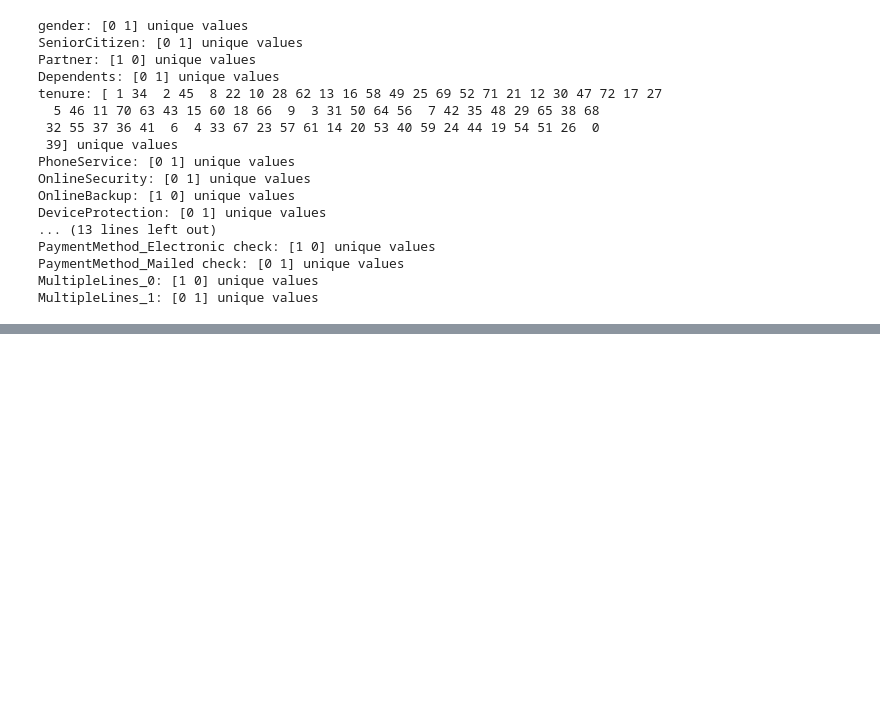
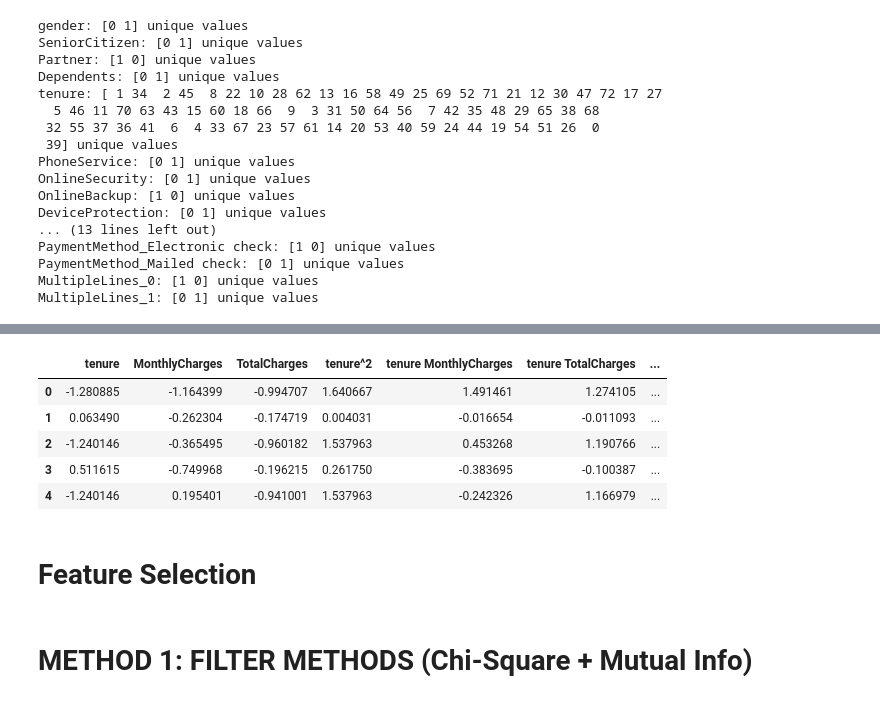
Before and after one commit to MoazIbrahem/Customer-Churn-Prediction, a Jupyter notebook: Code.ipynb, the cells around one changed output, grey strips where cells are left out. Saved outputs shown, nothing was run; the diff lists cells and outputs as text; code cells hidden in the pictures; blank space fills up the shorter version.

```diff
--- a/Code.ipynb
+++ b/Code.ipynb
@@ -290,0 +383,6 @@ MultipleLines_1: [0 1] unique values
+# %%
+df['ChargesPerTenure'] = df['TotalCharges'] / (df['tenure'] + 1)
+df['MonthlyToTotalRatio'] = df['MonthlyCharges'] / (df['TotalCharges'] + 1)
+
+print(df[['ChargesPerTenure']].head())
+print(df[['MonthlyToTotalRatio']].head())
@@ -290,0 +402,4 @@ MultipleLines_1: [0 1] unique values
+# %%
+df['ExpectedVsActualCharges'] = df['MonthlyCharges'] * df['tenure'] - df['TotalCharges']
+
+print(df[['ExpectedVsActualCharges']].head())
@@ -290,0 +413,4 @@ MultipleLines_1: [0 1] unique values
+# %%
+df['ServiceEfficiency'] = df['TotalCharges'] / (df['TotalServices'] + 1)
+
+print(df[['ServiceEfficiency']].head())
@@ -290,0 +449,10 @@ MultipleLines_1: [0 1] unique values
+# %%
+from sklearn.cluster import KMeans
+from sklearn.preprocessing import StandardScaler
+X = df.drop('Churn', axis=1)
+scaler = StandardScaler()
+X_scaled = scaler.fit_transform(X)
+kmeans = KMeans(n_clusters=3, random_state=42, n_init=10)
+df['CustomerCluster'] = kmeans.fit_predict(X_scaled)
+
+df[['CustomerCluster']].head()
@@ -290,0 +466,26 @@ MultipleLines_1: [0 1] unique values
+# %%
+from sklearn.preprocessing import PolynomialFeatures
+from sklearn.preprocessing import StandardScaler
+
+num_cols = ['tenure', 'MonthlyCharges', 'TotalCharges']
+
+X_num = df[num_cols]
+scaler = StandardScaler()
+X_scaled = scaler.fit_transform(X_num)
+
+poly = PolynomialFeatures(degree=2, include_bias=False)
+
+X_poly = poly.fit_transform(X_scaled)
+
+poly_df = pd.DataFrame(X_poly, columns=poly.get_feature_names_out(num_cols))
+
+poly_df.head()
+# %% [output]
+|  | tenure | MonthlyCharges | TotalCharges | tenure^2 | tenure MonthlyCharges | tenure TotalCharges | ... |
+| 0 | -1.280885 | -1.164399 | -0.994707 | 1.640667 | 1.491461 | 1.274105 | ... |
+| 1 | 0.063490 | -0.262304 | -0.174719 | 0.004031 | -0.016654 | -0.011093 | ... |
+| 2 | -1.240146 | -0.365495 | -0.960182 | 1.537963 | 0.453268 | 1.190766 | ... |
+| 3 | 0.511615 | -0.749968 | -0.196215 | 0.261750 | -0.383695 | -0.100387 | ... |
+| 4 | -1.240146 | 0.195401 | -0.941001 | 1.537963 | -0.242326 | 1.166979 | ... |
+# %% [markdown]
+# Feature Selection
@@ -290,0 +505,2 @@ MultipleLines_1: [0 1] unique values
+# %% [markdown]
+# METHOD 1: FILTER METHODS (Chi-Square + Mutual Info)
```
Also changed, not shown: parts of 25 cells of this notebook.
